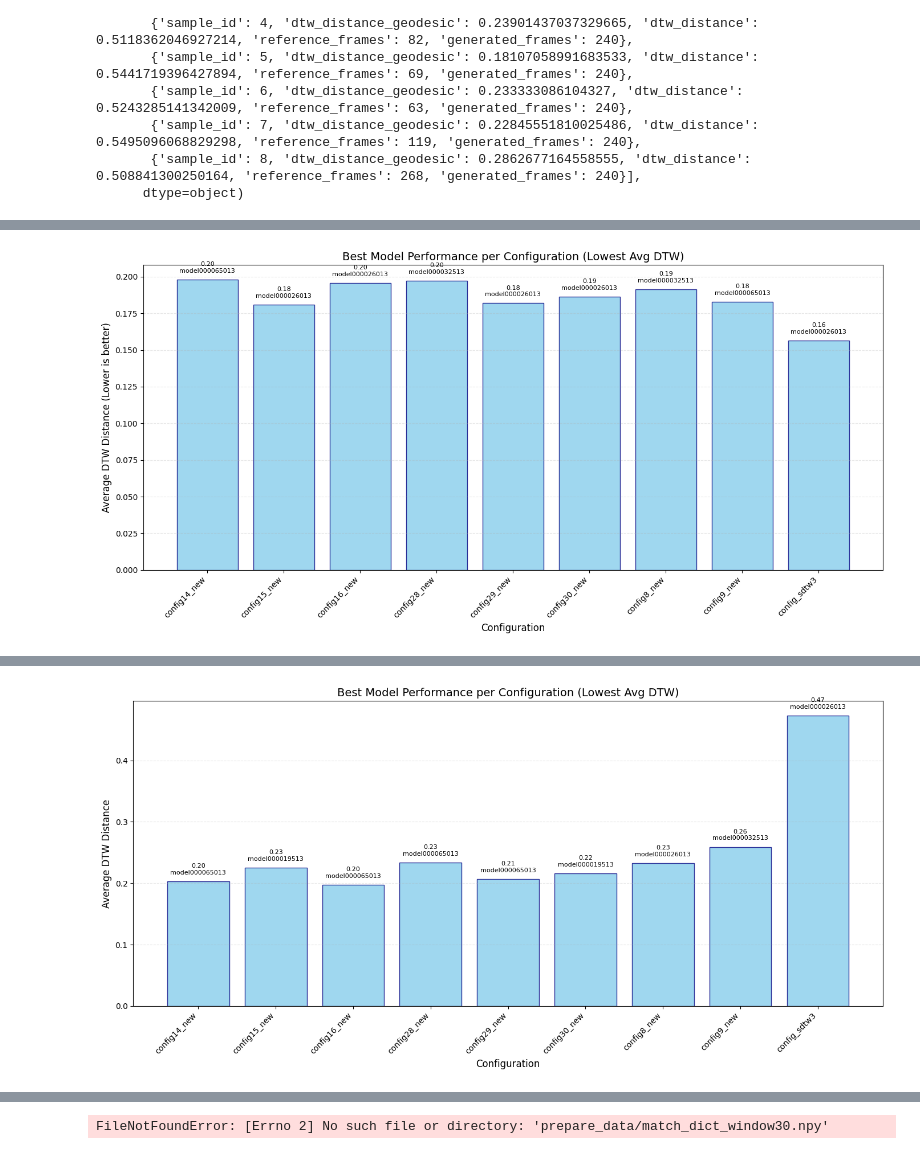
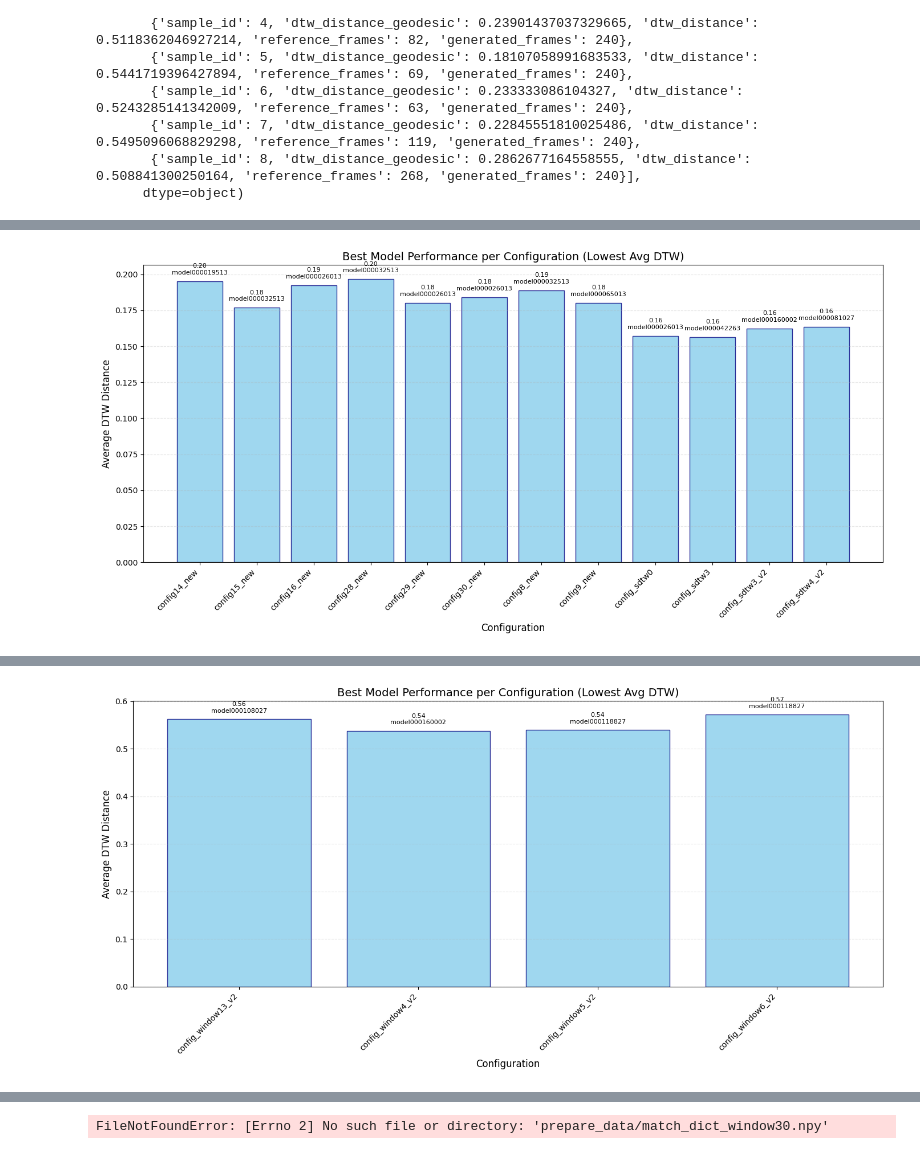
Before and after one commit to Rui1818/3d_motion_generation_cp, a Jupyter notebook: stats.ipynb, the cells around one changed output, grey strips where cells are left out. Drawn from its saved outputs; the diff is of its cells as text; code cells hidden in the pictures.

```diff
--- a/stats.ipynb
+++ b/stats.ipynb
@@ -598,4 +674,4 @@ plot_best_models("results/keypoints_baseline", 'dtw_distance')
 # %%
-plot_best_models("results/sixd_baseline", 'dtw_distance_geodesic')
+plot_best_models("results/full_sequences_baseline/sixd_baseline_with_metrics", 'dtw_distance_geodesic')
 # %% [output]
-[figure, old version]
+[figure, new version]
@@ -602,3 +680,3 @@ plot_best_models("results/sixd_baseline", 'dtw_distance_geodesic')
 # %%
-plot_best_models("results/sixd_baseline", 'dtw_distance')
+plot_best_models("results/windows/window60_aligned_slidingstep40", 'dtw_distance_root_normalized')
 # %% [output]
@@ -605 +700 @@ plot_best_models("results/sixd_baseline", 'dtw_distance')
-[figure, old version]
+[figure, new version]
```
Also changed, not shown: parts of 23 cells of this notebook, 5 other files.
